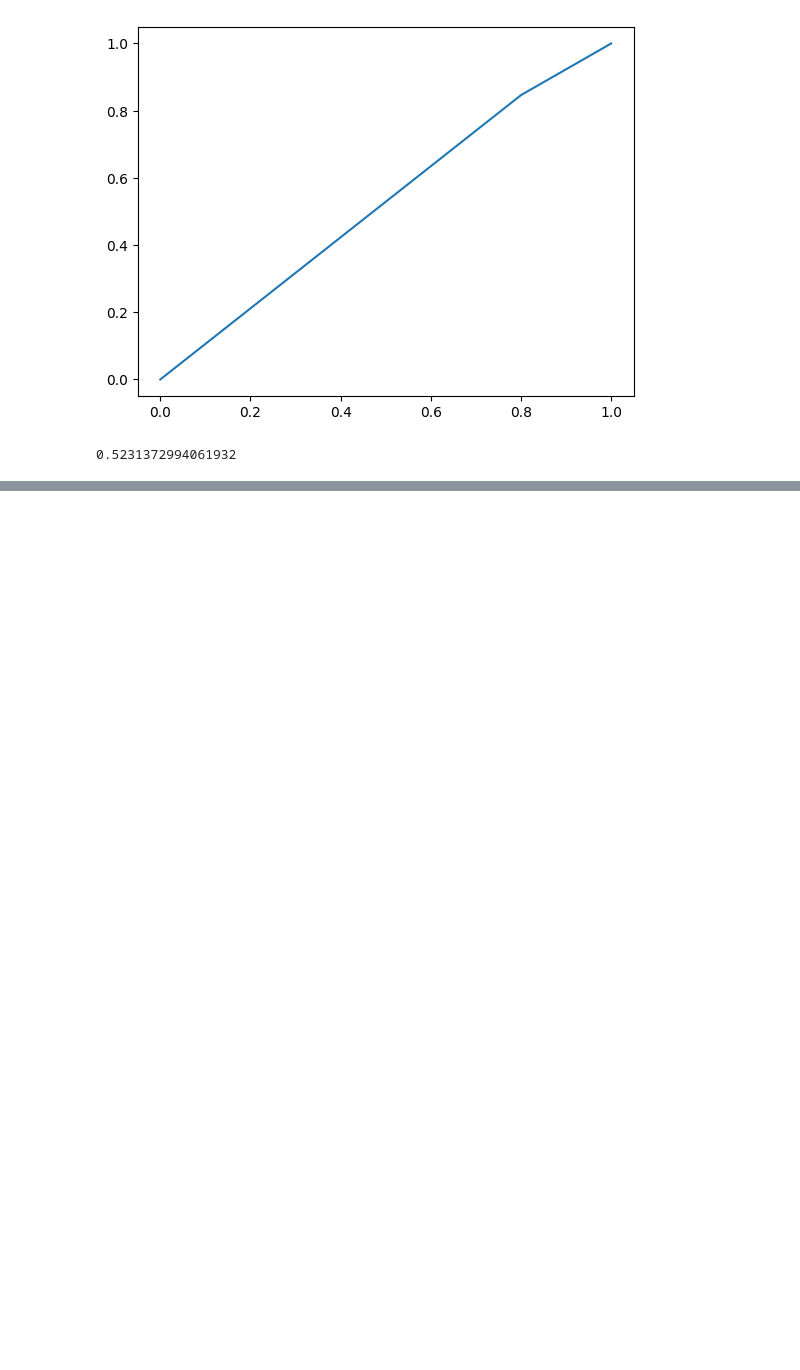
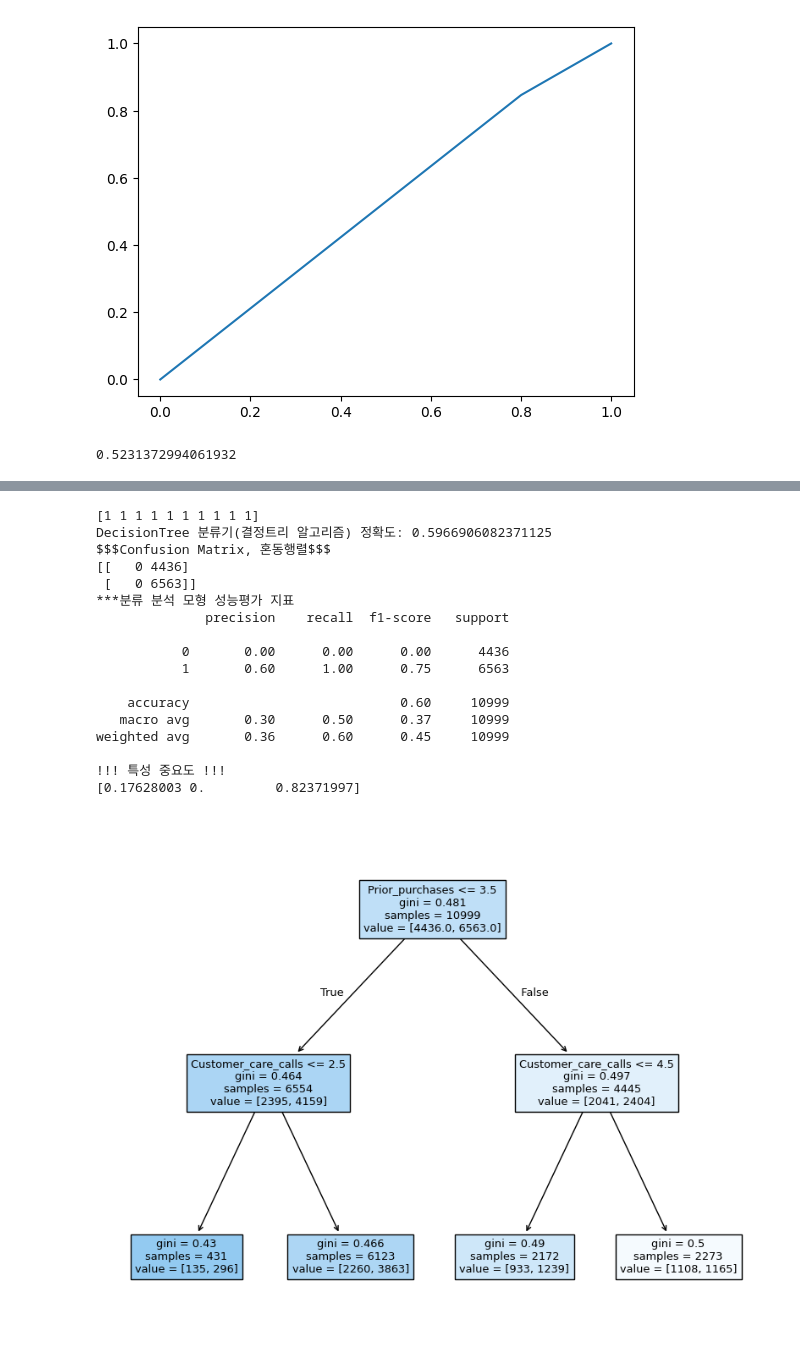
Before and after one commit to HongSeongMo/Bigdata_Analysis_Professional, a Jupyter notebook: 241101.ipynb, the cells around one changed output, grey strips where cells are left out. Drawn from its saved outputs; the diff is of its cells as text; code cells hidden in the pictures; blank space fills up the shorter version.

```diff
--- a/241101.ipynb
+++ b/241101.ipynb
@@ -451,0 +539,54 @@ dtype: object
+# %%
+import pandas as pd
+from sklearn.model_selection import train_test_split
+import numpy as np
+from sklearn.metrics import classification_report, confusion_matrix
+from sklearn.metrics import accuracy_score
+from sklearn.model_selection import cross_validate
+import matplotlib.pyplot as plt
+from sklearn.tree import plot_tree
+from sklearn.tree import DecisionTreeClassifier
+import warnings
+warnings.filterwarnings('ignore')
+data = pd.read_csv('/content/drive/MyDrive/Colab Notebooks/work/train_commerce.csv', index_col=0)
+df = data.dropna()
+df['Product_importance'] = df['Product_importance'].map({'low': 0, 'medium': 1, 'high': 2})
+df['Reached.on.Time_Y.N'] = df['Reached.on.Time_Y.N'].astype('category')
+x = df[['Customer_care_calls','Product_importance','Prior_purchases']].to_numpy()
+y = df['Reached.on.Time_Y.N'].to_numpy()
+trainx, testx, trainy, testy = train_test_split(x, y, test_size=0.3, random_state=42)
+model = DecisionTreeClassifier(max_depth=2, random_state=42)
+scores = cross_validate(model, x, y, cv=5, return_train_score=True)
+model.fit(x,y)
+predictions = model.predict(x)
+print(predictions[:10])
+print('DecisionTree 분류기(결정트리 알고리즘) 정확도: ', end='');print(accuracy_score(y, predictions))
+print('$$$Confusion Matrix, 혼동행렬$$$')
+conf = confusion_matrix(y, predictions)
+print(conf)
+print('***분류 분석 모형 성능평가 지표')
+print(classification_report(y, predictions))
+print('!!! 특성 중요도 !!!')
+print(model.feature_importances_)
+plt.figure(figsize=(10,8))
+plot_tree(model, feature_names=['Customer_care_calls','Product_importance','Prior_purchases'], filled=True)
+plt.show()
+# %% [output]
+[1 1 1 1 1 1 1 1 1 1]
+DecisionTree 분류기(결정트리 알고리즘) 정확도: 0.5966906082371125
+$$$Confusion Matrix, 혼동행렬$$$
+[[   0 4436]
+ [   0 6563]]
+***분류 분석 모형 성능평가 지표
+              precision    recall  f1-score   support
+
+           0       0.00      0.00      0.00      4436
+           1       0.60      1.00      0.75      6563
+
+    accuracy                           0.60     10999
+   macro avg       0.30      0.50      0.37     10999
+weighted avg       0.36      0.60      0.45     10999
+
+!!! 특성 중요도 !!!
+[0.17628003 0.         0.82371997]
+[figure, added]
```
Also changed, not shown: parts of 2 cells of this notebook.
